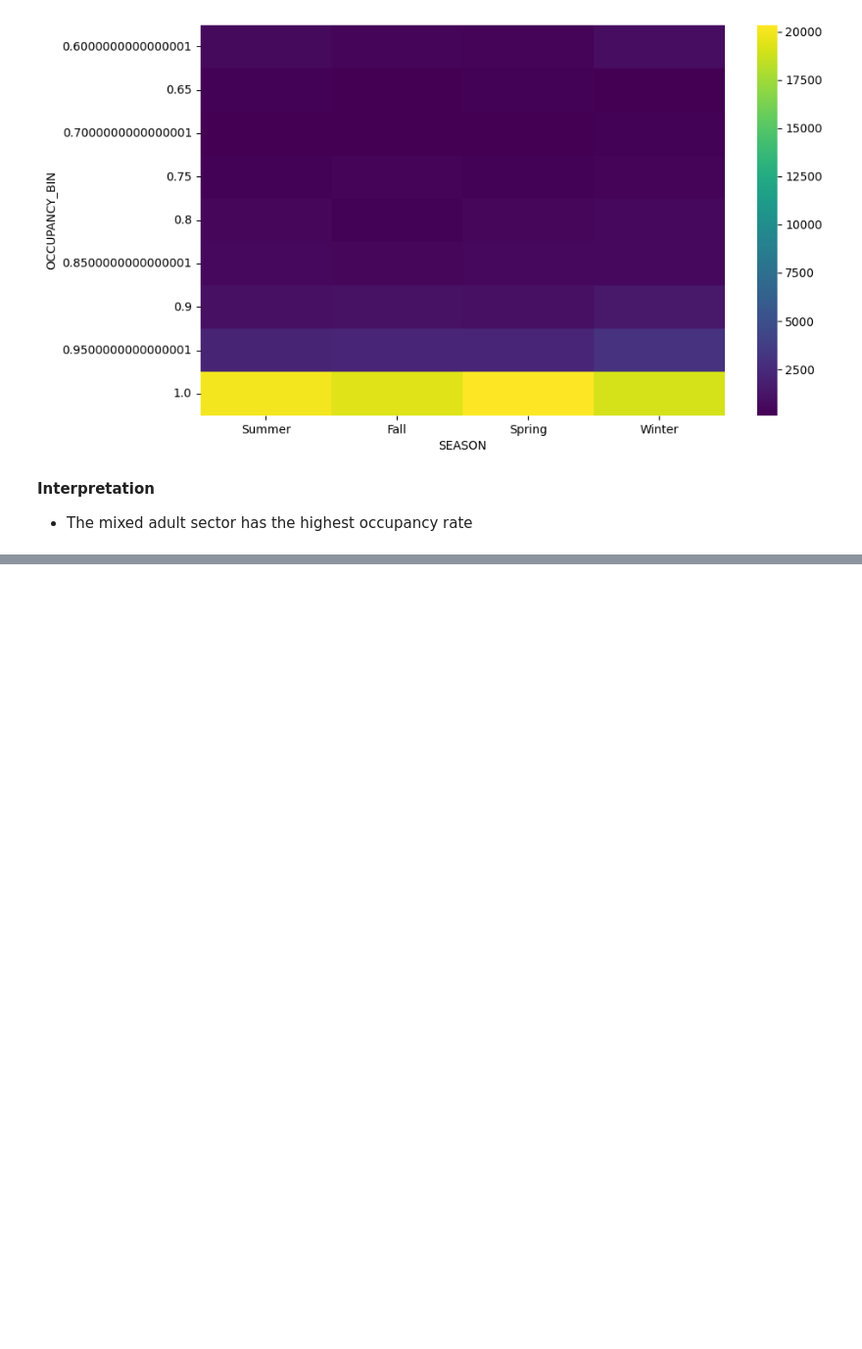
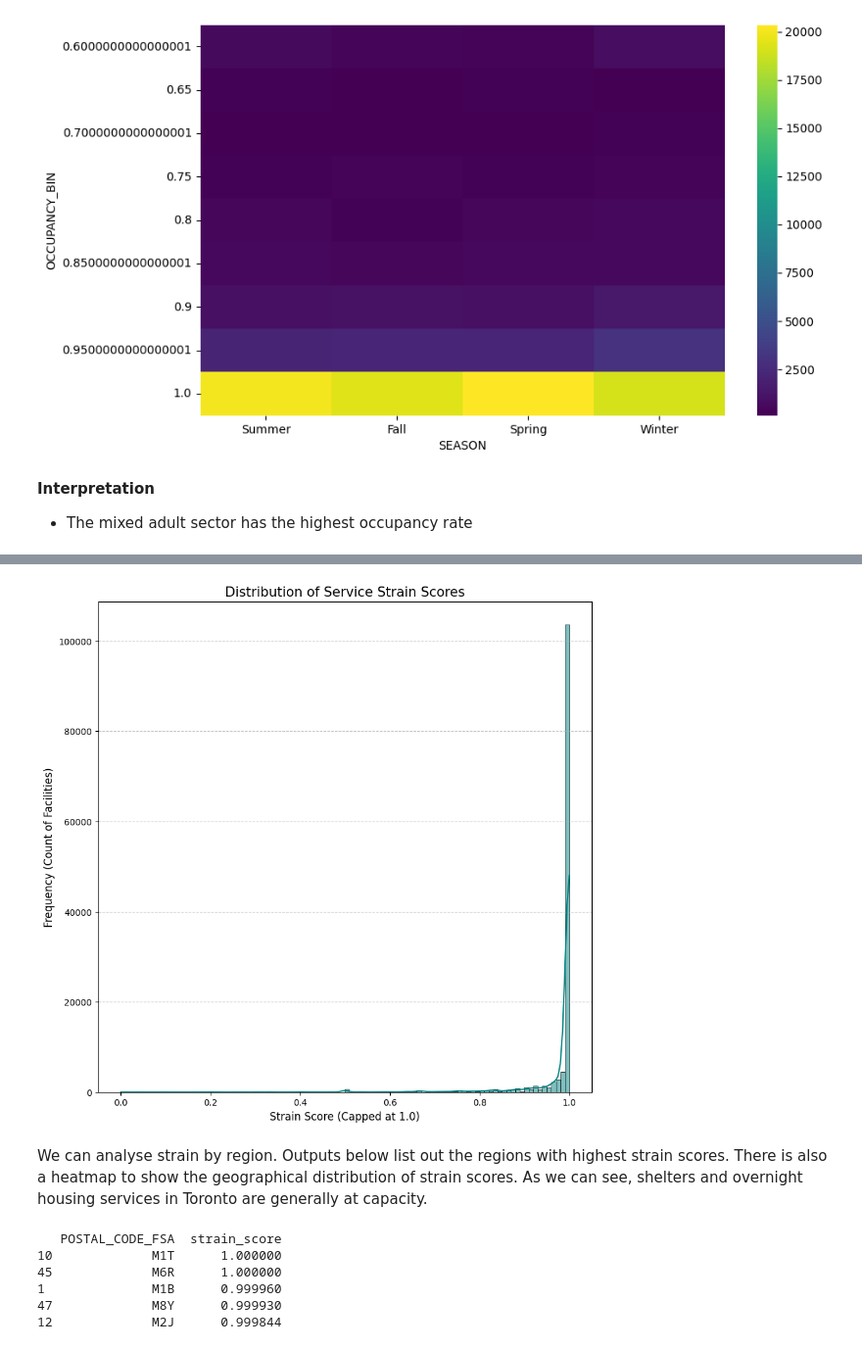
Before and after one commit to kewin-y/sdss-2026, a Jupyter notebook: notebook.ipynb, the cells around one changed output, grey strips where cells are left out. Shown at 98% size. Drawn from its saved outputs; the diff is of its cells as text; code cells hidden in the pictures; blank space fills up the shorter version.

```diff
--- a/notebook.ipynb
+++ b/notebook.ipynb
@@ -551,0 +564,9 @@ for feature in categorical_features:
+# %%
+import exploratory
+import pandas as pd
+import warnings
+warnings.filterwarnings('ignore')
+
+df = pd.read_excel("public_services_dataset_longlat.xlsx")
+
+df = exploratory.compute_strain(df)
@@ -551,0 +585,17 @@ for feature in categorical_features:
+# %%
+# Plot the distribution of strain
+exploratory.plot_strain_distribution(df)
+# %% [output]
+[figure, added]
+# %% [markdown]
+We can analyse strain by region. Outputs below list out the regions with highest strain scores. There is also a heatmap to show the geographical distribution of strain scores. As we can see, shelters and overnight housing services in Toronto are generally at capacity.
+# %%
+# Analyse strain by region
+geo_strain = exploratory.geo_strain(df)
+# %% [output]
+   POSTAL_CODE_FSA  strain_score
+10             M1T      1.000000
+45             M6R      1.000000
+1              M1B      0.999960
+47             M8Y      0.999930
+12             M2J      0.999844
```
Also changed, not shown: parts of 28 cells of this notebook, 1 other file.
